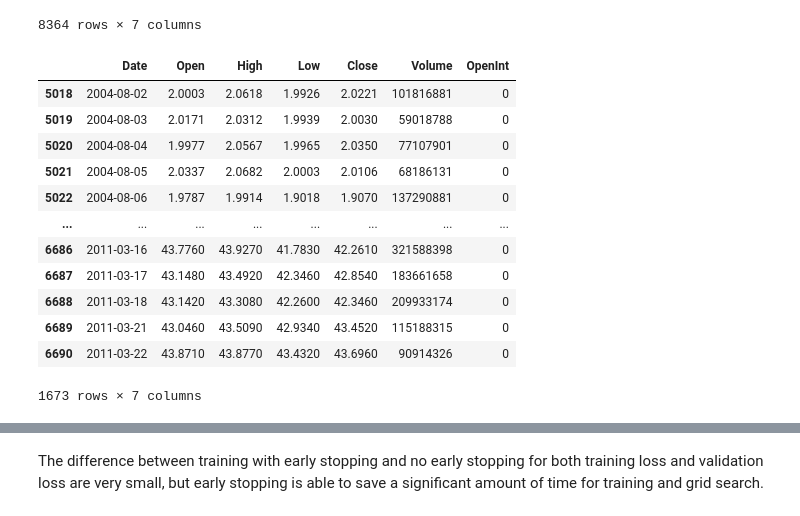
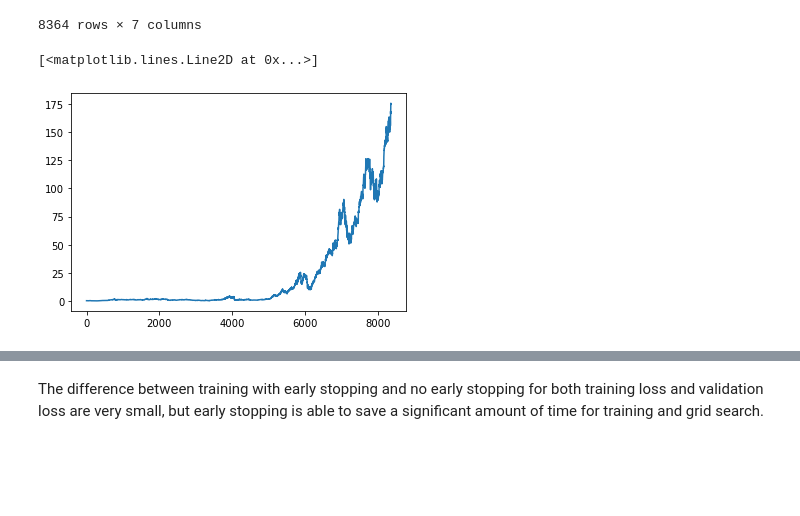
Before and after one commit to hoperawr/CS3244_Project, a Jupyter notebook: LSTM/LSTM_wj.ipynb, the cells around one changed output, grey strips where cells are left out. Cells and saved outputs as stored; diff of their text form; code cells hidden in the pictures; blank space fills up the shorter version.

```diff
--- a/LSTM/LSTM_wj.ipynb
+++ b/LSTM/LSTM_wj.ipynb
@@ -23,3 +25,8 @@ data
 | 8362 | 2017-11-09 | 174.48000 | 175.46000 | 172.52000 | 175.25000 | 29533086 | 0 |
 | 8363 | 2017-11-10 | 175.11000 | 175.38000 | 174.27000 | 174.67000 | 25130494 | 0 |
 8364 rows × 7 columns
+# %%
+plt.plot(data['Close'])
+# %% [output]
+[<matplotlib.lines.Line2D at 0x...>]
+[figure, added]
@@ -29,16 +41,0 @@ train_data,val_data, test_data = data[0:int(len(data)*0.60)],data[int(len(data)*
-# %%
-val_data
-# %% [output]
-|  | Date | Open | High | Low | Close | Volume | OpenInt |
-| 5018 | 2004-08-02 | 2.0003 | 2.0618 | 1.9926 | 2.0221 | 101816881 | 0 |
-| 5019 | 2004-08-03 | 2.0171 | 2.0312 | 1.9939 | 2.0030 | 59018788 | 0 |
-| 5020 | 2004-08-04 | 1.9977 | 2.0567 | 1.9965 | 2.0350 | 77107901 | 0 |
-| 5021 | 2004-08-05 | 2.0337 | 2.0682 | 2.0003 | 2.0106 | 68186131 | 0 |
-| 5022 | 2004-08-06 | 1.9787 | 1.9914 | 1.9018 | 1.9070 | 137290881 | 0 |
-| ... | ... | ... | ... | ... | ... | ... | ... |
-| 6686 | 2011-03-16 | 43.7760 | 43.9270 | 41.7830 | 42.2610 | 321588398 | 0 |
-| 6687 | 2011-03-17 | 43.1480 | 43.4920 | 42.3460 | 42.8540 | 183661658 | 0 |
-| 6688 | 2011-03-18 | 43.1420 | 43.3080 | 42.2600 | 42.3460 | 209933174 | 0 |
-| 6689 | 2011-03-21 | 43.0460 | 43.5090 | 42.9340 | 43.4520 | 115188315 | 0 |
-| 6690 | 2011-03-22 | 43.8710 | 43.8770 | 43.4320 | 43.6960 | 90914326 | 0 |
-1673 rows × 7 columns
```
Also changed, not shown: parts of 26 cells of this notebook, 1 other file.
